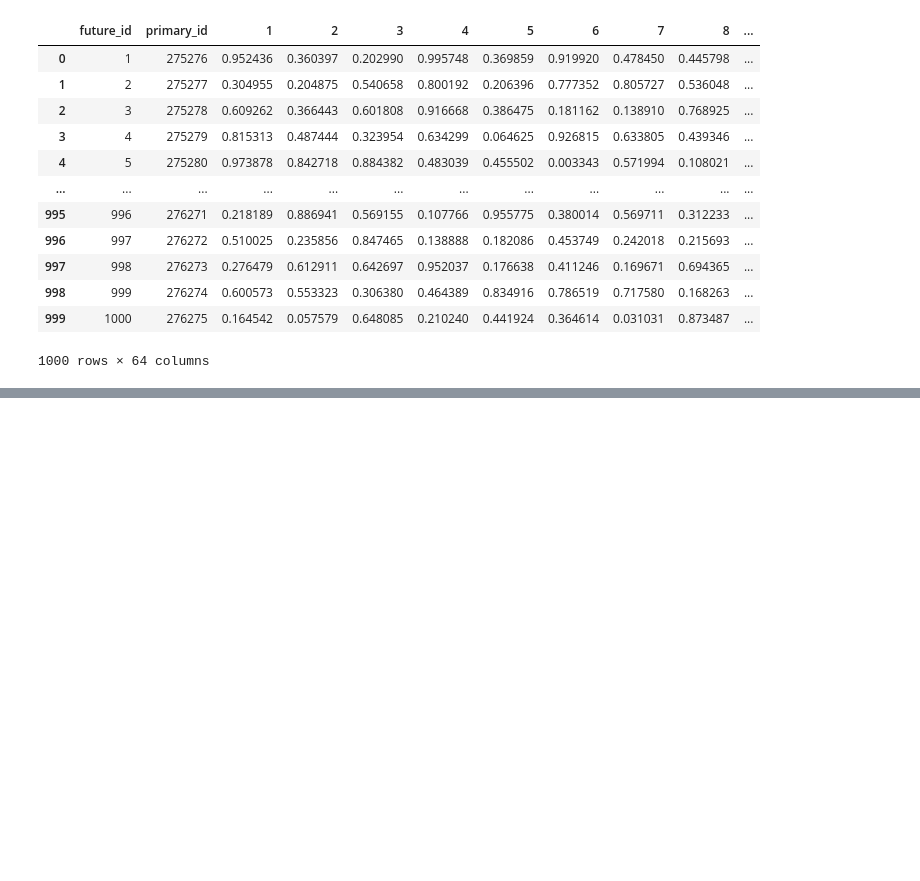
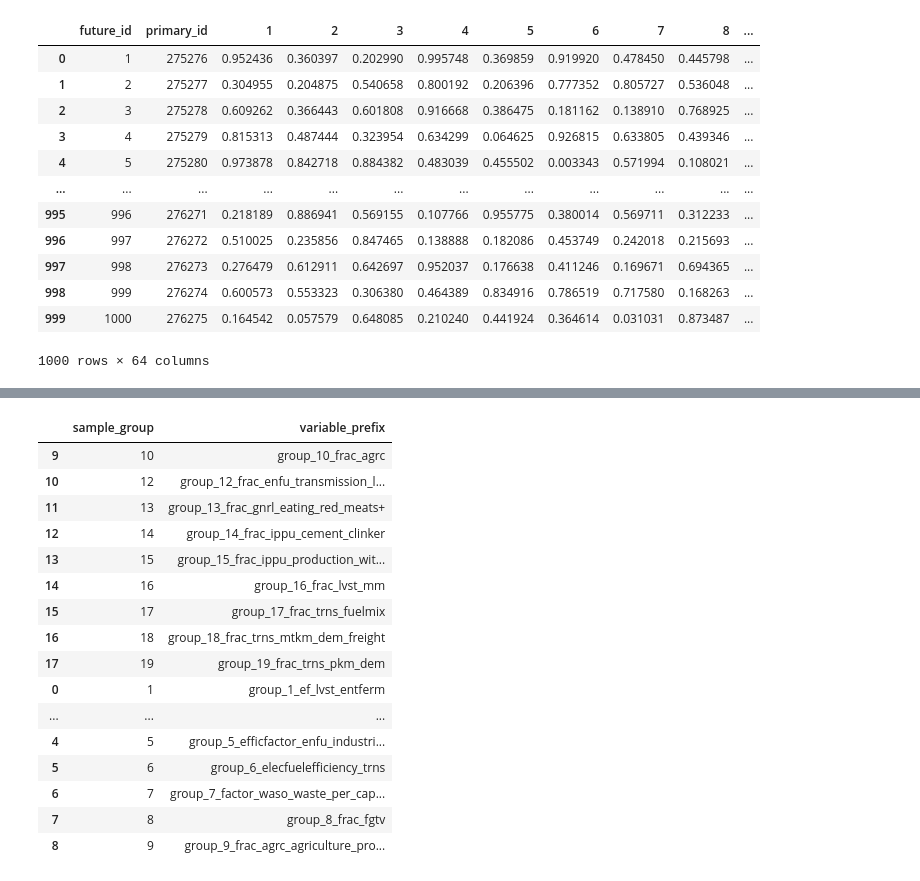
Before and after one commit to sisepuede-framework/ssp_metamodel, a Jupyter notebook: notebooks/etl.ipynb, the cells around one changed output, grey strips where cells are left out. Saved outputs shown, nothing was run; the diff lists cells and outputs as text; code cells hidden in the pictures; blank space fills up the shorter version.

```diff
--- a/notebooks/etl.ipynb
+++ b/notebooks/etl.ipynb
@@ -256,0 +293,24 @@ merged_df_filtered
+# %%
+prefix_df.loc[prefix_df["sample_group"] == 13, "variable_prefix"] = "group_13_frac_gnrl_eating_red_meats+"
+prefix_df.loc[prefix_df["sample_group"] == 40, "variable_prefix"] = "group_40_pij_lndu_grasslands+"
+
+prefix_df = prefix_df.sort_values(by="variable_prefix", ascending=True)
+prefix_df
+# %% [output]
+|  | sample_group | variable_prefix |
+| 9 | 10 | group_10_frac_agrc |
+| 10 | 12 | group_12_frac_enfu_transmission_l... |
+| 11 | 13 | group_13_frac_gnrl_eating_red_meats+ |
+| 12 | 14 | group_14_frac_ippu_cement_clinker |
+| 13 | 15 | group_15_frac_ippu_production_wit... |
+| 14 | 16 | group_16_frac_lvst_mm |
+| 15 | 17 | group_17_frac_trns_fuelmix |
+| 16 | 18 | group_18_frac_trns_mtkm_dem_freight |
+| 17 | 19 | group_19_frac_trns_pkm_dem |
+| 0 | 1 | group_1_ef_lvst_entferm |
+| ... | ... | ... |
+| 4 | 5 | group_5_efficfactor_enfu_industri... |
+| 5 | 6 | group_6_elecfuelefficiency_trns |
+| 6 | 7 | group_7_factor_waso_waste_per_cap... |
+| 7 | 8 | group_8_frac_fgtv |
+| 8 | 9 | group_9_frac_agrc_agriculture_pro... |
```
Also changed, not shown: parts of 8 cells of this notebook, 1 other file.
